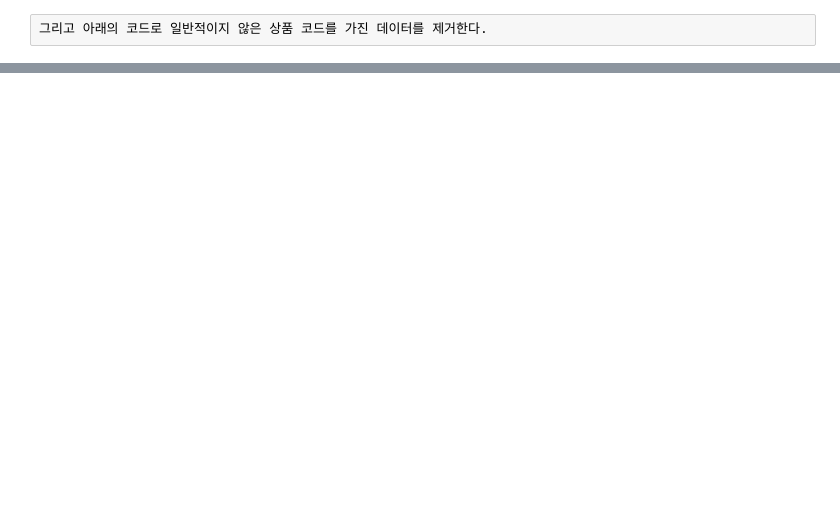
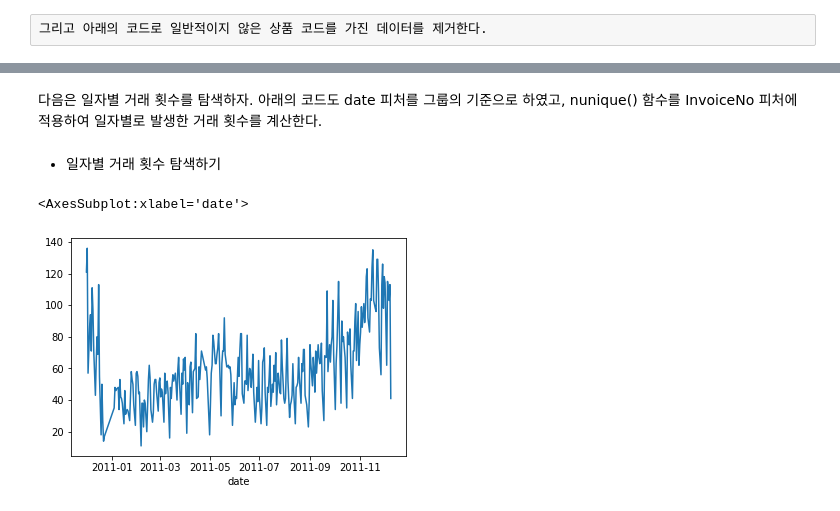
Before and after one commit to jaeyoon89/python_data_analysis, a Jupyter notebook: ch5-2_recommendation_for_retailer.ipynb, the cells around one changed output, grey strips where cells are left out. Cells and saved outputs as stored; diff of their text form; code cells hidden in the pictures; blank space fills up the shorter version.

```diff
--- a/ch5-2_recommendation_for_retailer.ipynb
+++ b/ch5-2_recommendation_for_retailer.ipynb
@@ -134,0 +157,11 @@ df = df[df['ContainDigit'] == True]
+# %% [markdown]
+다음은 일자별 거래 횟수를 탐색하자. 아래의 코드도 date 피처를 그룹의 기준으로 하였고, nunique() 함수를 InvoiceNo 피처에 적용하여 일자별로 발생한 거래 횟수를 계산한다.
+# %% [markdown]
+- 일자별 거래 횟수 탐색하기
+# %%
+# 일자별 총 거래 횟수를 탐색한다.
+date_transaction_series = df.groupby('date')['InvoiceNo'].nunique()
+date_transaction_series.plot()
+# %% [output]
+<AxesSubplot:xlabel='date'>
+[figure, added]
```
Also changed, not shown: parts of 40 cells of this notebook.
